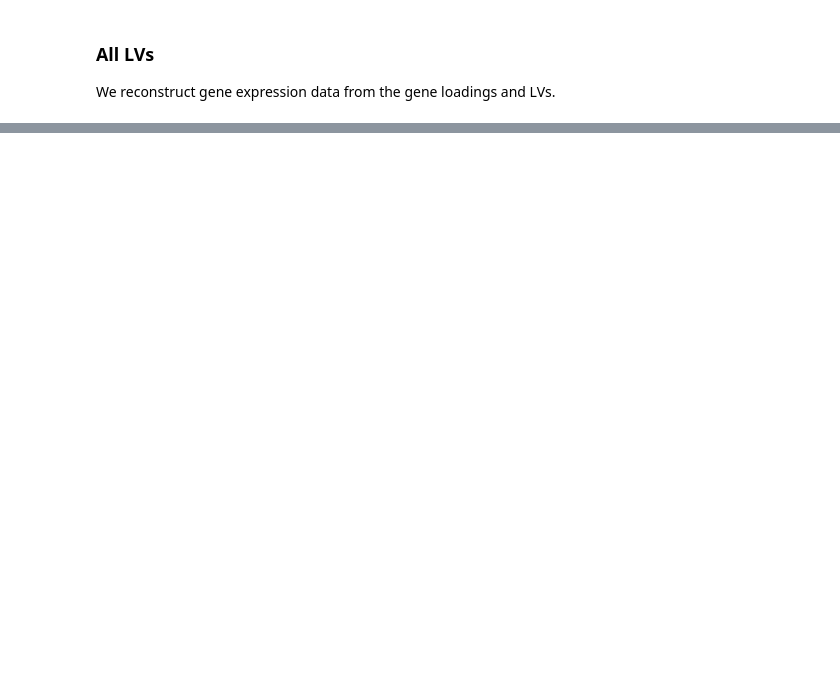
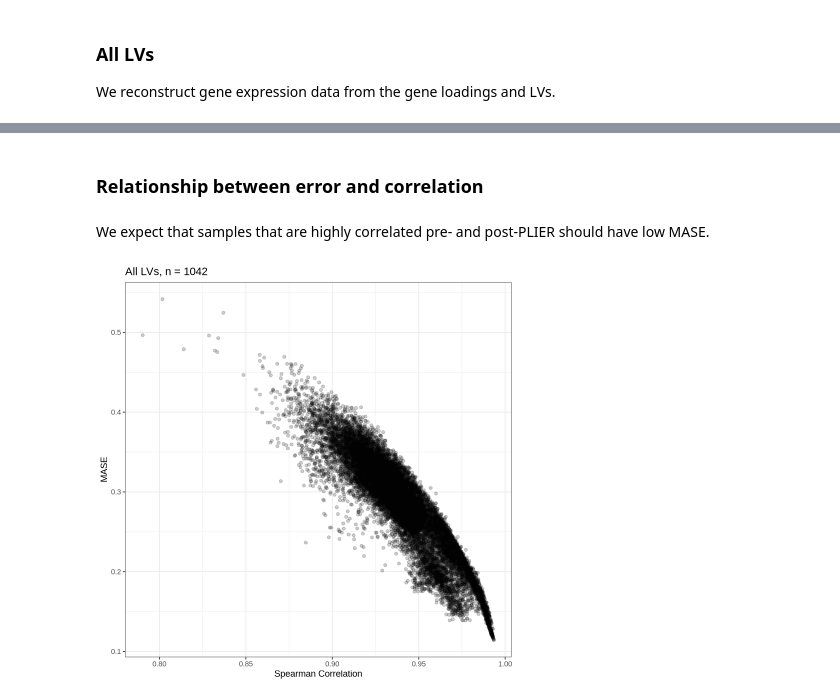
Before and after one commit to pivlab/INCLUDE_TR01, a Jupyter notebook: nbs/10_gtex/GTEx_PLIER_exploration.ipynb, the cells around one changed output, grey strips where cells are left out. Cells and saved outputs as stored; diff of their text form; code cells hidden in the pictures; blank space fills up the shorter version.

```diff
--- a/nbs/10_gtex/GTEx_PLIER_exploration.ipynb
+++ b/nbs/10_gtex/GTEx_PLIER_exploration.ipynb
@@ -156,0 +220,15 @@ A matrix: 6 × 1042 of type dbl
+# %% [markdown]
+### Relationship between error and correlation
+# %% [markdown]
+We expect that samples that are highly correlated pre- and post-PLIER should have low MASE.
+# %%
+ggplot2::ggplot(as.data.frame(cbind(recon_cor, recon_error)),
+                ggplot2::aes(x = recon_cor,
+                             y = recon_error)) +
+  ggplot2::geom_point(alpha = 0.2) +
+  ggplot2::theme_bw() +
+  ggplot2::labs(x = "Spearman Correlation",
+                y = "MASE",
+                title = paste("All LVs, n =", num_lvs))
+# %% [output]
+[figure, added]
```
Also changed, not shown: parts of 23 cells of this notebook, 35 other files.
